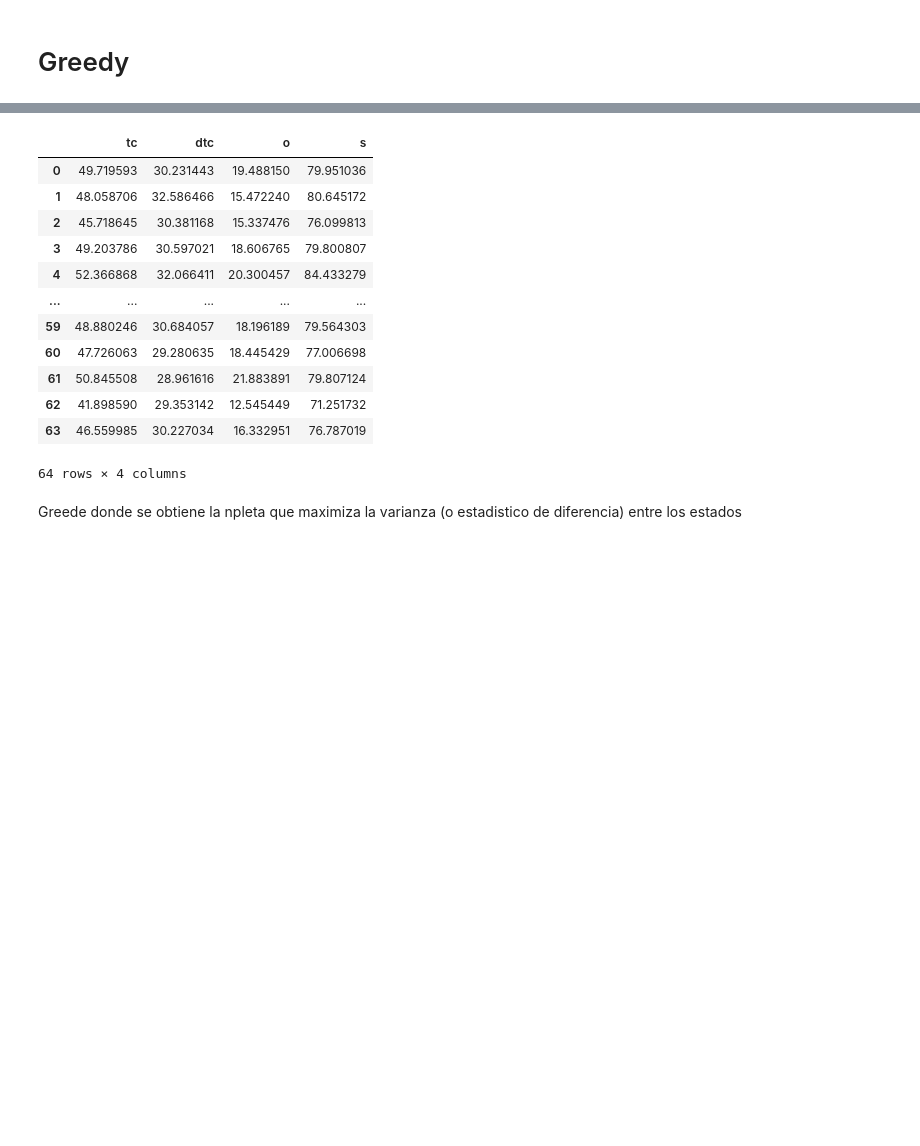
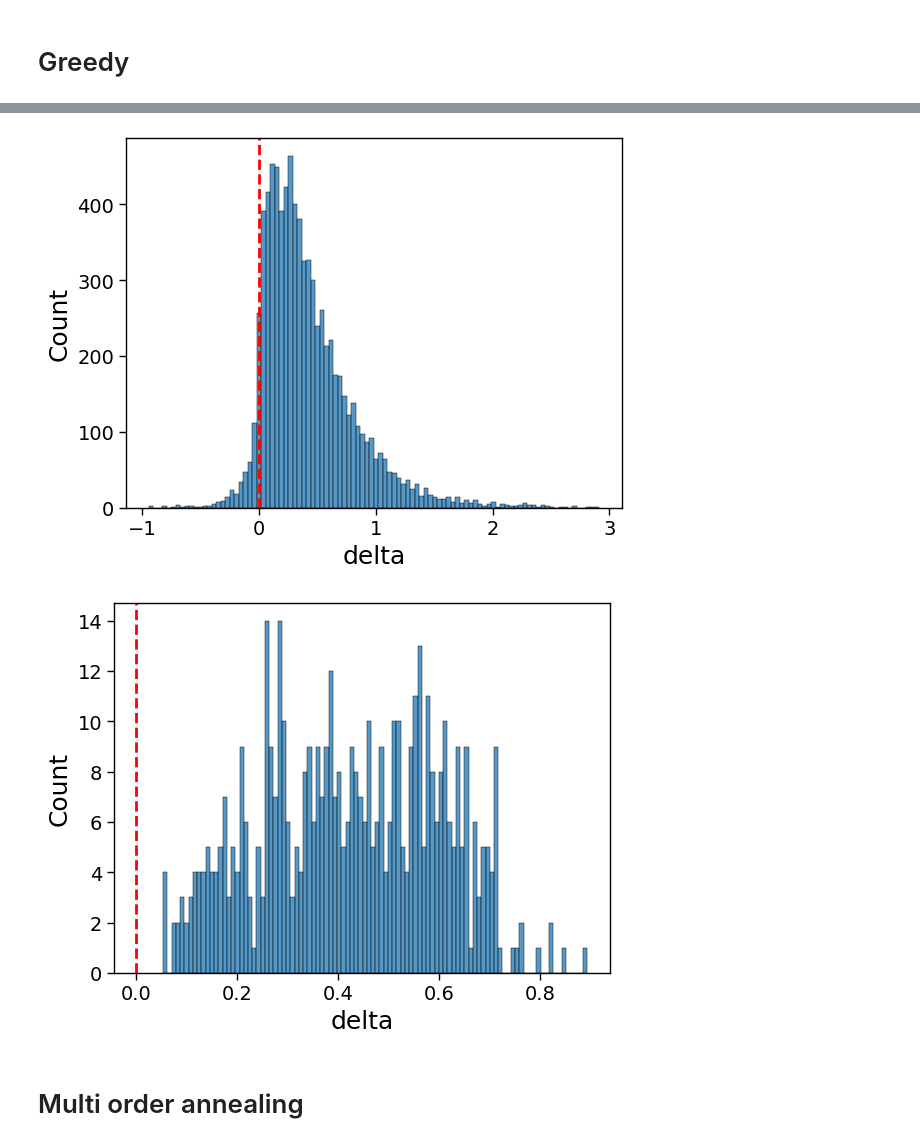
Before and after one commit to Laouen/Oinformation, a Jupyter notebook: analysis/fig7_fmri_anesthesia.ipynb, the cells around one changed output, grey strips where cells are left out. Drawn from its saved outputs; the diff is of its cells as text; code cells hidden in the pictures; blank space fills up the shorter version.

```diff
--- a/analysis/fig7_fmri_anesthesia.ipynb
+++ b/analysis/fig7_fmri_anesthesia.ipynb
@@ -408,26 +289,33 @@ plt.show()
-# %%
-# Calculate for each subject and state the measures for the entire brain
-Xs = np.array([
-    group[networks].values
-    for _, group in df.groupby(['sub','state'])
-])
-
-df_all = nplets_measures(Xs, use_cpu=True)
-df_all = pd.DataFrame(df_all, columns=['tc','dtc','o','s'])
-df_all
-# %% [output]
-|  | tc | dtc | o | s |
-| 0 | 49.719593 | 30.231443 | 19.488150 | 79.951036 |
-| 1 | 48.058706 | 32.586466 | 15.472240 | 80.645172 |
-| 2 | 45.718645 | 30.381168 | 15.337476 | 76.099813 |
-| 3 | 49.203786 | 30.597021 | 18.606765 | 79.800807 |
-| 4 | 52.366868 | 32.066411 | 20.300457 | 84.433279 |
-| ... | ... | ... | ... | ... |
-| 59 | 48.880246 | 30.684057 | 18.196189 | 79.564303 |
-| 60 | 47.726063 | 29.280635 | 18.445429 | 77.006698 |
-| 61 | 50.845508 | 28.961616 | 21.883891 | 79.807124 |
-| 62 | 41.898590 | 29.353142 | 12.545449 | 71.251732 |
-| 63 | 46.559985 | 30.227034 | 16.332951 | 76.787019 |
-64 rows × 4 columns
-# %% [markdown]
-Greede donde se obtiene la npleta que maximiza la varianza (o estadistico de diferencia) entre los estados
+# %%
+mask = scores_greedy > 0.9
+
+valid_nplets = [
+    solution_greedy[r,:o+3]
+    for o in range(scores_greedy.shape[1])
+    for r in range(scores_greedy.shape[0])
+    if mask[r, o]
+]
+
+res = nplets_measures(Xs, valid_nplets)
+
+awake = res[:,:16,2].numpy()
+deep = res[:,16:,2].numpy()
+delta = deep - awake
+df_delta = pd.concat([pd.DataFrame({'delta': ds, 'subject': [i] * len(ds), 'npleta': np.arange(len(delta))}) for i, ds in enumerate(delta.T)])
+
+# plot dist of deltas
+ax = sns.histplot(df_delta['delta'], bins=100)
+plt.axvline(0, color='red', linestyle='--')
+plt.savefig(os.path.join(fig_path, 'delta_distribution.pdf'))
+plt.show()
+
+# Plot dist of the subjects mean of the deltas
+ax = sns.histplot(df_delta.groupby('npleta').mean()['delta'], bins=100)
+plt.axvline(0, color='red', linestyle='--')
+plt.savefig(os.path.join(fig_path, 'delta_distribution_nplets_mean.pdf'))
+plt.show()
+# %% [output]
+[figure, added]
+[figure, added]
+# %% [markdown]
+# Multi order annealing
```
Also changed, not shown: parts of 32 cells of this notebook, 28 other files.
